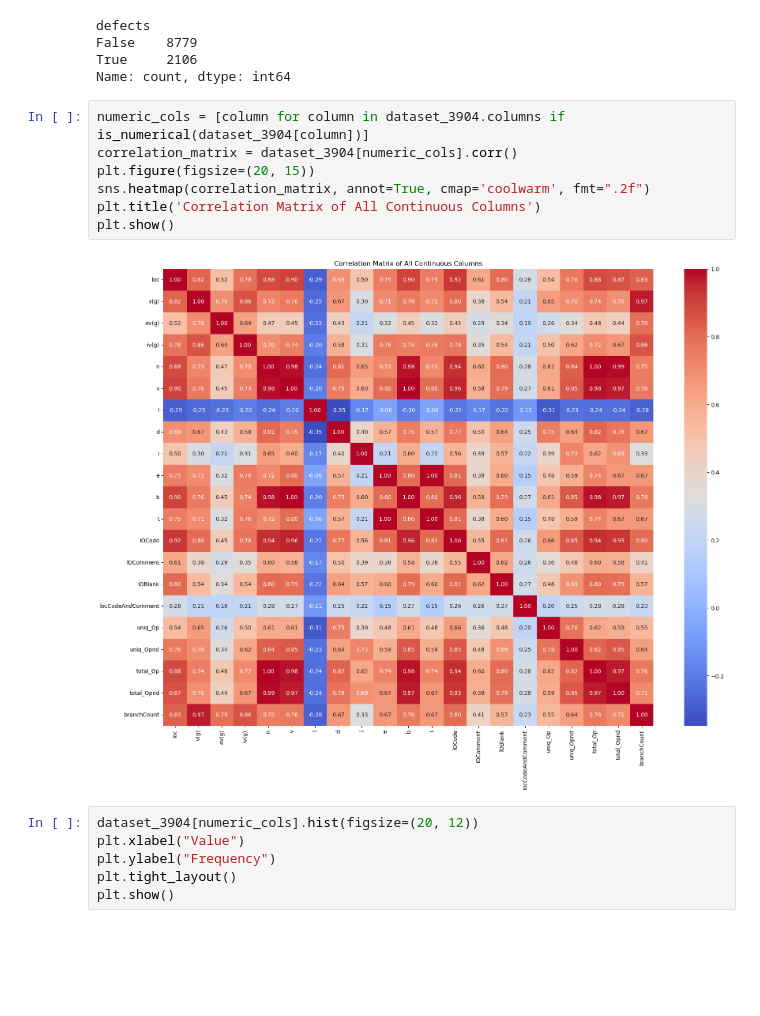
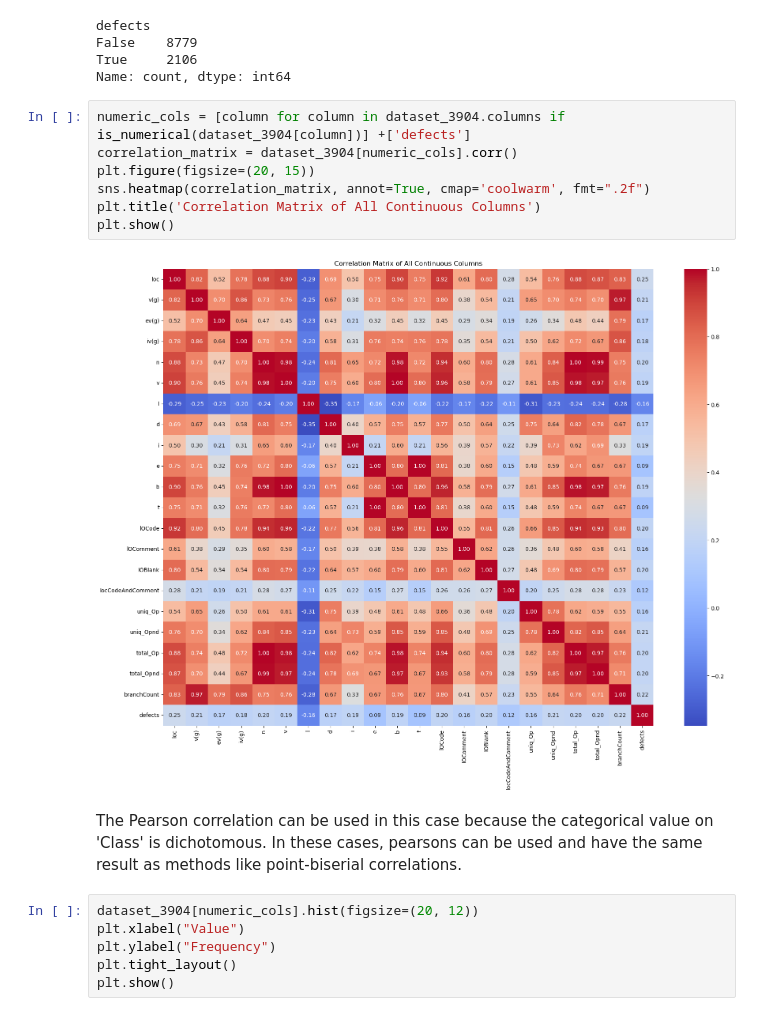
Before and after one commit to RobertGleison/cc18-analysis, a Jupyter notebook: analysis/analysis_exploration.ipynb, the cells around one changed output. Saved outputs shown, nothing was run; the diff lists cells and outputs as text; blank space fills up the shorter version.

```diff
--- a/analysis/analysis_exploration.ipynb
+++ b/analysis/analysis_exploration.ipynb
@@ -401,14 +435,16 @@ False    8779
 True     2106
 Name: count, dtype: int64
 # %%
-numeric_cols = [column for column in dataset_3904.columns if is_numerical(dataset_3904[column])]
+numeric_cols = [column for column in dataset_3904.columns if is_numerical(dataset_3904[column])] +['defects']
 correlation_matrix = dataset_3904[numeric_cols].corr()
 plt.figure(figsize=(20, 15))
 sns.heatmap(correlation_matrix, annot=True, cmap='coolwarm', fmt=".2f")
 plt.title('Correlation Matrix of All Continuous Columns')
 plt.show()
 # %% [output]
-[figure, old version]
+[figure, new version]
+# %% [markdown]
+The Pearson correlation can be used in this case because the categorical value on 'Class' is dichotomous. In these cases, pearsons can be used and have the same result as methods like point-biserial correlations.
 # %%
 dataset_3904[numeric_cols].hist(figsize=(20, 12))
 plt.xlabel("Value")
```
Also changed, not shown: parts of 44 cells of this notebook, 3 other files.
